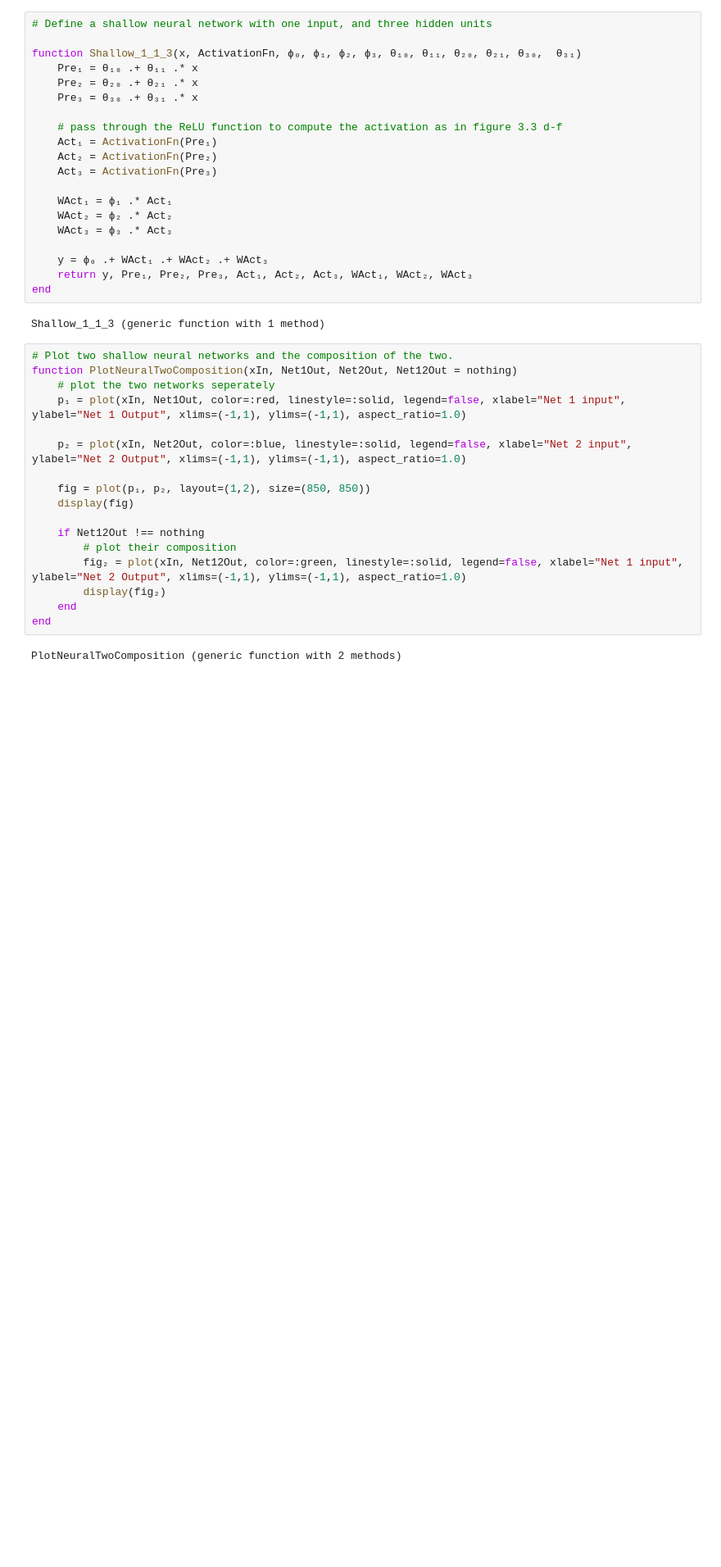
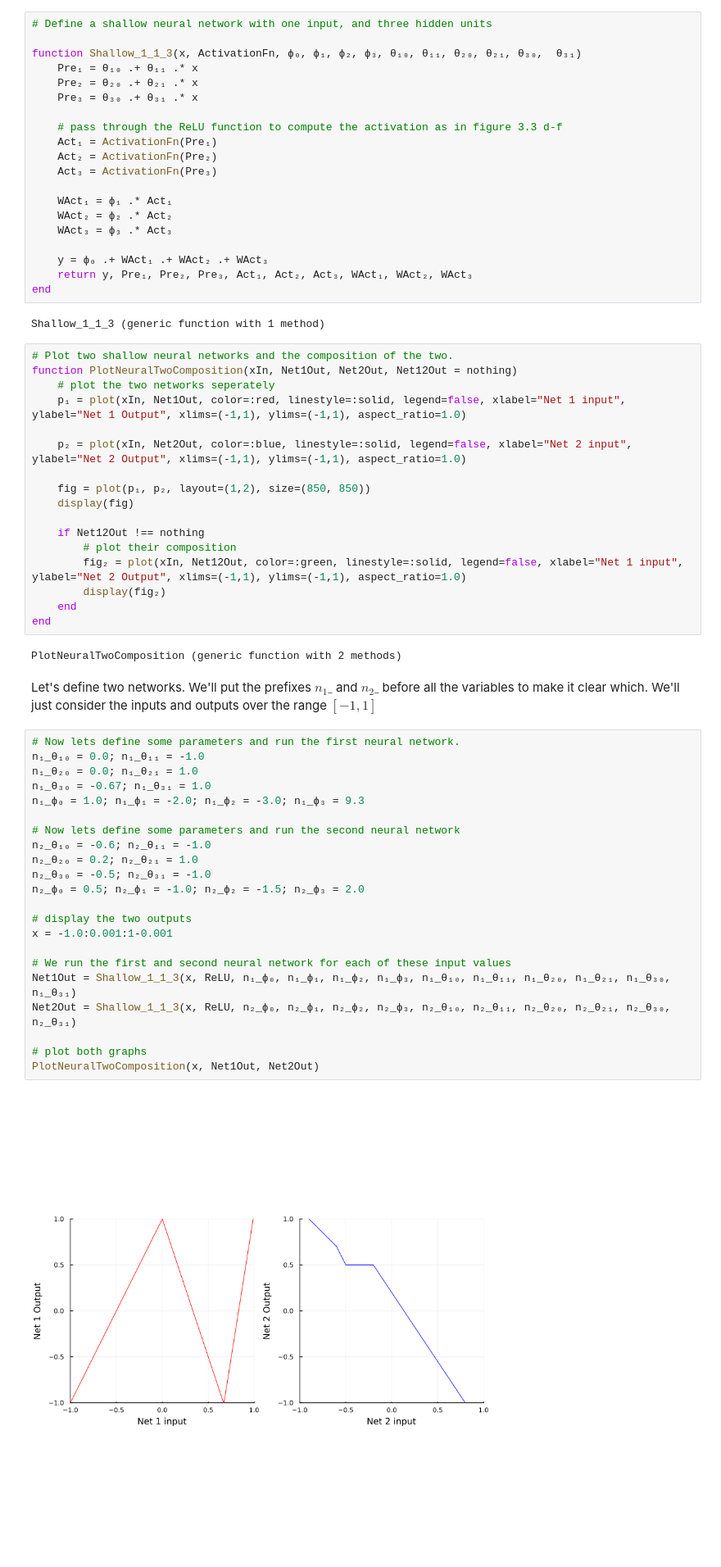
Before and after one commit to mirajcs/udl-julia, a Jupyter notebook: 4_1_Composing_Networks.ipynb, the cells around one changed output. Shown at 82% size. Cells and saved outputs as stored; diff of their text form; blank space fills up the shorter version.

```diff
--- a/4_1_Composing_Networks.ipynb
+++ b/4_1_Composing_Networks.ipynb
@@ -53,3 +53,29 @@ function PlotNeuralTwoComposition(xIn, Net1Out, Net2Out, Net12Out = nothing)
 end
 # %% [output]
 PlotNeuralTwoComposition (generic function with 2 methods)
+# %% [markdown]
+Let's define two networks. We'll put the prefixes $n_1\_$ and $n_2\_$ before all the variables to make it clear which. We'll just consider the inputs and outputs over the range $[-1,1]$
+# %%
+# Now lets define some parameters and run the first neural network.
+n₁_θ₁₀ = 0.0; n₁_θ₁₁ = -1.0
+n₁_θ₂₀ = 0.0; n₁_θ₂₁ = 1.0
+n₁_θ₃₀ = -0.67; n₁_θ₃₁ = 1.0
+n₁_ϕ₀ = 1.0; n₁_ϕ₁ = -2.0; n₁_ϕ₂ = -3.0; n₁_ϕ₃ = 9.3
+
+# Now lets define some parameters and run the second neural network
+n₂_θ₁₀ = -0.6; n₂_θ₁₁ = -1.0
+n₂_θ₂₀ = 0.2; n₂_θ₂₁ = 1.0
+n₂_θ₃₀ = -0.5; n₂_θ₃₁ = -1.0
+n₂_ϕ₀ = 0.5; n₂_ϕ₁ = -1.0; n₂_ϕ₂ = -1.5; n₂_ϕ₃ = 2.0
+
+# display the two outputs
+x = -1.0:0.001:1-0.001
+
+# We run the first and second neural network for each of these input values
+Net1Out = Shallow_1_1_3(x, ReLU, n₁_ϕ₀, n₁_ϕ₁, n₁_ϕ₂, n₁_ϕ₃, n₁_θ₁₀, n₁_θ₁₁, n₁_θ₂₀, n₁_θ₂₁, n₁_θ₃₀, n₁_θ₃₁)
+Net2Out = Shallow_1_1_3(x, ReLU, n₂_ϕ₀, n₂_ϕ₁, n₂_ϕ₂, n₂_ϕ₃, n₂_θ₁₀, n₂_θ₁₁, n₂_θ₂₀, n₂_θ₂₁, n₂_θ₃₀, n₂_θ₃₁)
+
+# plot both graphs
+PlotNeuralTwoComposition(x, Net1Out, Net2Out)
+# %% [output]
+[figure, added]
```
